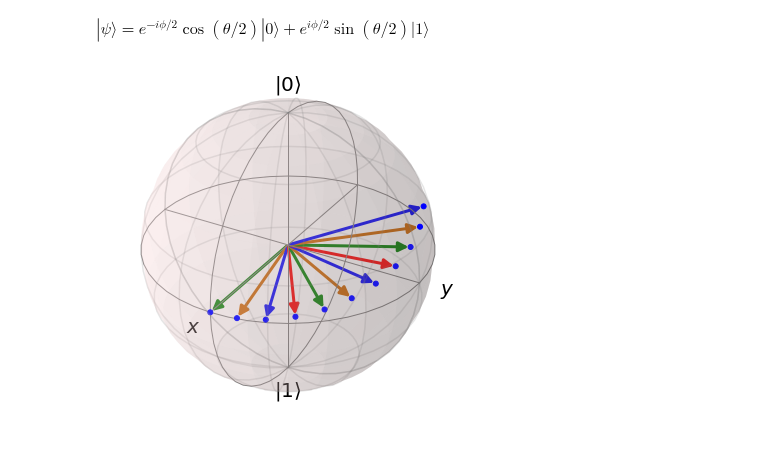
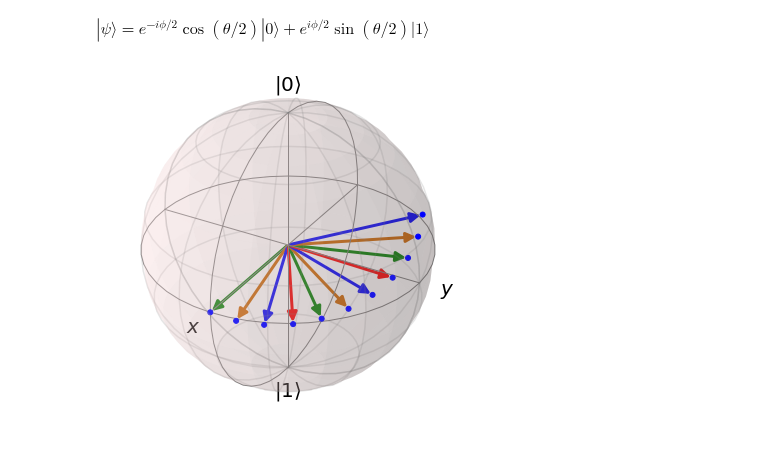
Before and after one commit to Sultanow/quantum, a Jupyter notebook: bloch_sphere/rotate_so3.ipynb, the cells around one changed output. Drawn from its saved outputs; the diff is of its cells as text; code cells hidden in the pictures.

```diff
--- a/bloch_sphere/rotate_so3.ipynb
+++ b/bloch_sphere/rotate_so3.ipynb
@@ -37,32 +37,32 @@ def rn_so3(state, theta, phi, delta):
 # %%
 b = qt.Bloch()
 b.clear()
 b.make_sphere()
 
 states = []
 points = []
 
 alpha = 1/np.sqrt(2)
 beta = 1/np.sqrt(2)
 s = np.array([alpha,beta])
 state = qt.Qobj(s)
 states.append(state)
 
 Ψ = [complex(alpha, 0), complex(beta, 0)]
 polar = to_spherical(Ψ)
 pnt = to_cartesian(polar)
 points.append(pnt)
 
 rotated = state
 for i in range(0,10):
-    rotated = rn_so3(rotated, 0.3, 0, 0.2)
+    rotated = rn_so3(rotated, 0.4, 0.3, 0.2)
     pnt = [(qt.sigmax()*rotated).tr(), (qt.sigmay()*rotated).tr(), (qt.sigmaz()*rotated).tr()]
     states.append(rotated)
     points.append(pnt)
 
 b.add_states(states)
 np_points = np.array(points)
 b.add_points([np_points[:,0], np_points[:,1], np_points[:,2]])
 b.show()
 # %% [output]
-[figure, old version]
+[figure, new version]
```
Also changed, not shown: 1 other file.
